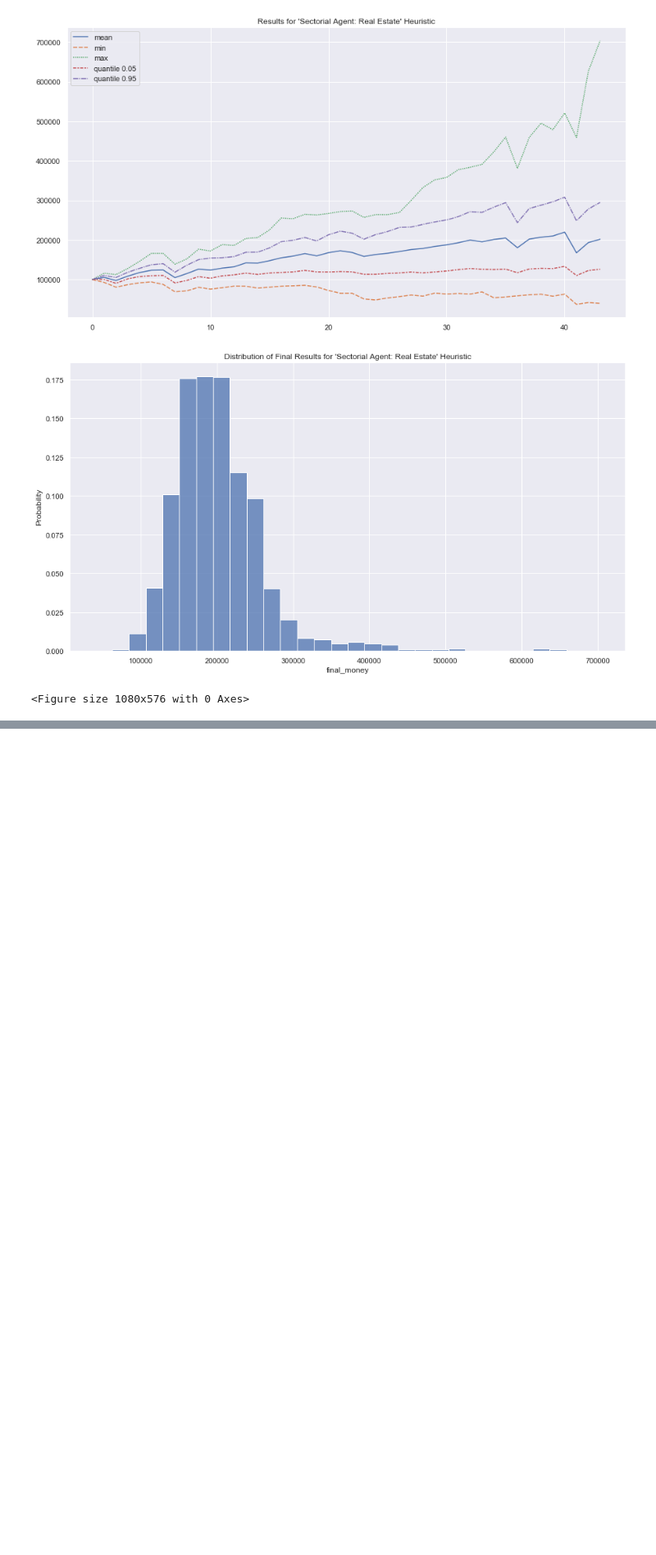
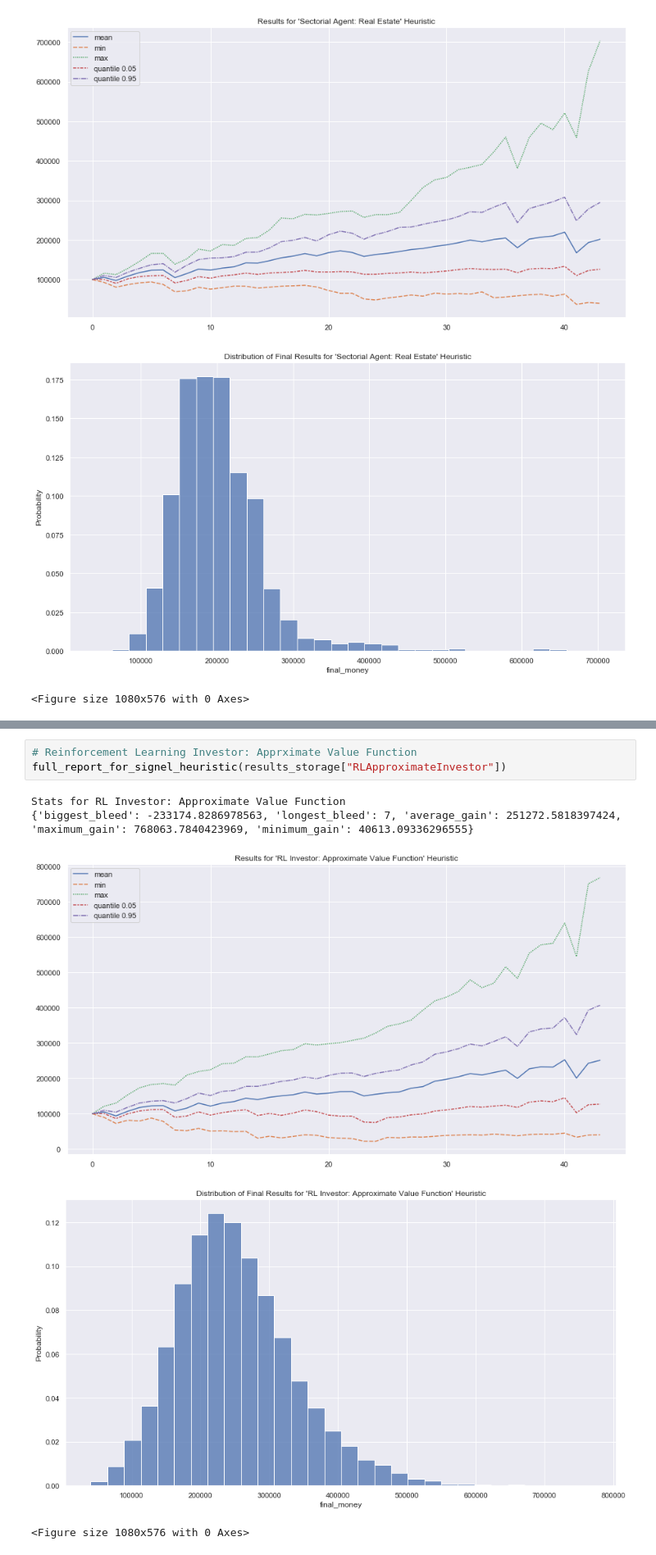
Before and after one commit to tomer43/ai-project-optimal-pension, a Jupyter notebook: results_analysis.ipynb, the cells around one changed output, grey strips where cells are left out. Shown at 82% size. Cells and saved outputs as stored; diff of their text form; blank space fills up the shorter version.

```diff
--- a/results_analysis.ipynb
+++ b/results_analysis.ipynb
@@ -237,0 +256,9 @@ Stats for Pseudo Investor: Monkey (choosing random fund)
+# %%
+# Reinforcement Learning Investor: Apprximate Value Function
+full_report_for_signel_heuristic(results_storage["RLApproximateInvestor"])
+# %% [output]
+Stats for RL Investor: Approximate Value Function
+{'biggest_bleed': -233174.8286978563, 'longest_bleed': 7, 'average_gain': 251272.5818397424, 'maximum_gain': 768063.7840423969, 'minimum_gain': 40613.09336296555}
+[figure, added]
+[figure, added]
+<Figure size 1080x576 with 0 Axes>
```
Also changed, not shown: parts of 4 cells of this notebook.
